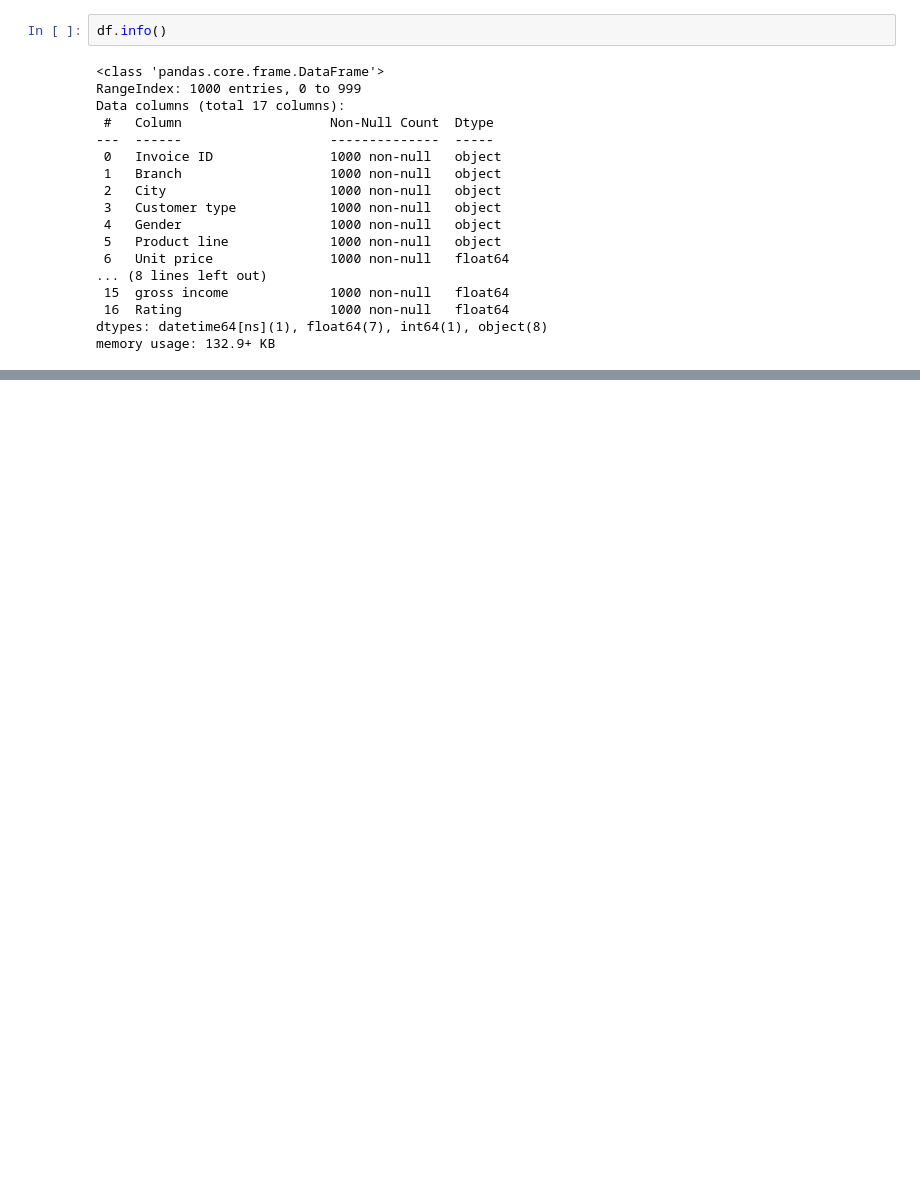
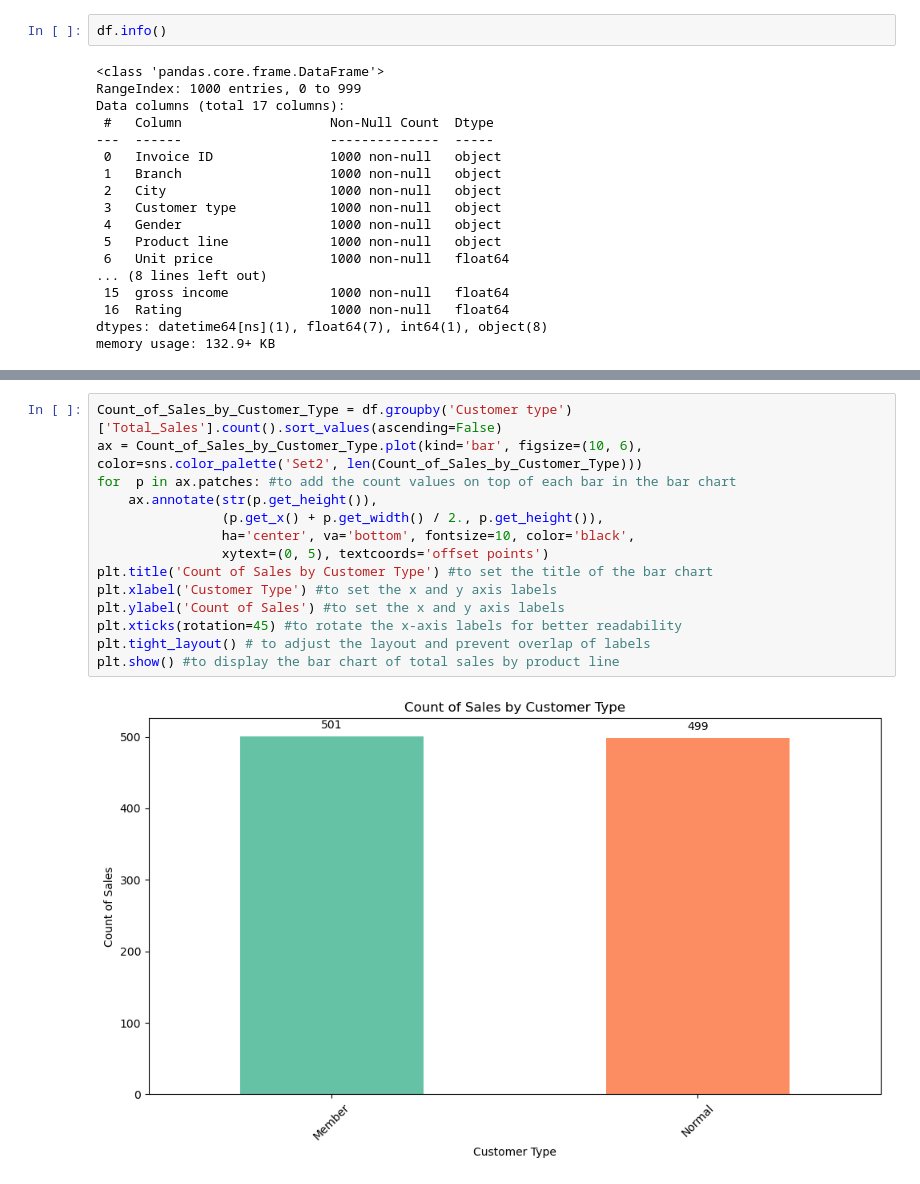
Before and after one commit to huseynaxmedov1999/Basic-EDA-on-Supermarket-Sales-Data, a Jupyter notebook: Basic EDA on Supermarket Sales Data.ipynb, the cells around one changed output, grey strips where cells are left out. Drawn from its saved outputs; the diff is of its cells as text; blank space fills up the shorter version.

```diff
--- a/Basic EDA on Supermarket Sales Data.ipynb
+++ b/Basic EDA on Supermarket Sales Data.ipynb
@@ -118,0 +163,16 @@ memory usage: 132.9+ KB
+# %%
+Count_of_Sales_by_Customer_Type = df.groupby('Customer type')['Total_Sales'].count().sort_values(ascending=False)
+ax = Count_of_Sales_by_Customer_Type.plot(kind='bar', figsize=(10, 6), color=sns.color_palette('Set2', len(Count_of_Sales_by_Customer_Type)))
+for  p in ax.patches: #to add the count values on top of each bar in the bar chart
+    ax.annotate(str(p.get_height()),
+                (p.get_x() + p.get_width() / 2., p.get_height()),
+                ha='center', va='bottom', fontsize=10, color='black',
+                xytext=(0, 5), textcoords='offset points')
+plt.title('Count of Sales by Customer Type') #to set the title of the bar chart
+plt.xlabel('Customer Type') #to set the x and y axis labels
+plt.ylabel('Count of Sales') #to set the x and y axis labels
+plt.xticks(rotation=45) #to rotate the x-axis labels for better readability
+plt.tight_layout() # to adjust the layout and prevent overlap of labels
+plt.show() #to display the bar chart of total sales by product line
+# %% [output]
+[figure, added]
```
Also changed, not shown: parts of 9 cells of this notebook.
